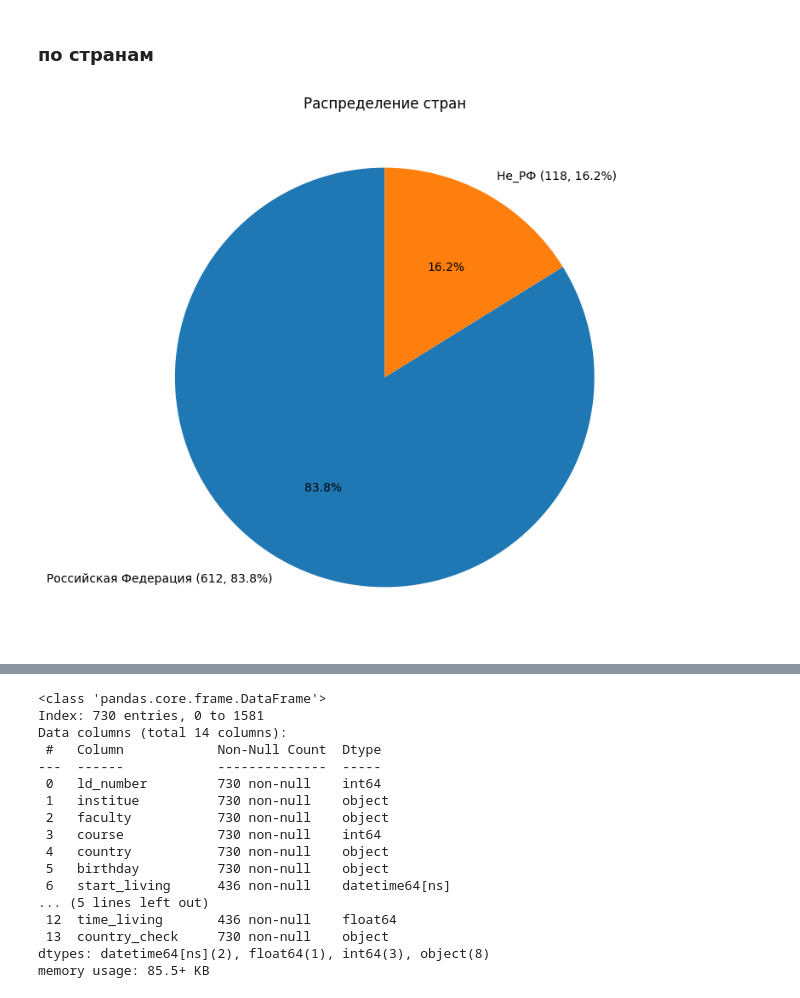
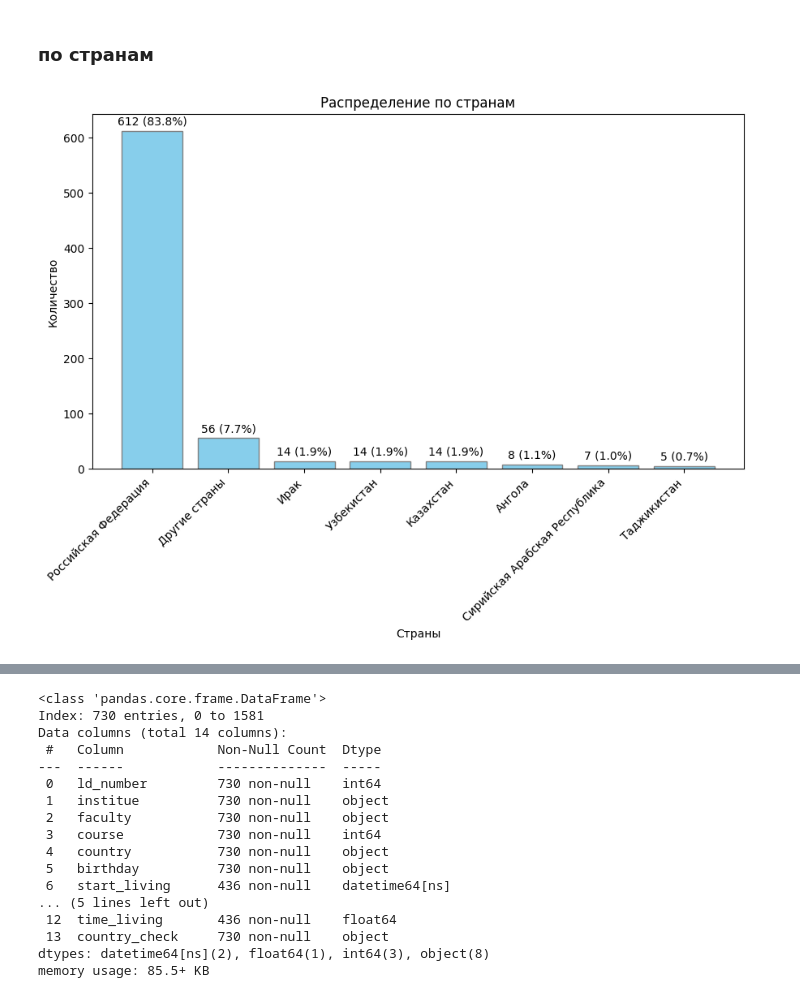
Before and after one commit to safonsaf/aspiranti, a Jupyter notebook: asp_analysis.ipynb, the cells around one changed output, grey strips where cells are left out. Saved outputs shown, nothing was run; the diff lists cells and outputs as text; code cells hidden in the pictures.

Commit message:
added countries and scud

```diff
--- a/asp_analysis.ipynb
+++ b/asp_analysis.ipynb
@@ -297,0 +309,2 @@ plt.show()
+# %%
+country_list = asp_unique['country'].value_counts().index[:7]
@@ -298,5 +317,5 @@ plt.show()
 # %%
-asp_unique['country_check'] = asp_unique['country'].apply(lambda x: x if x == 'Российская Федерация' else 'Не_РФ')
+asp_unique['country_check'] = asp_unique['country'].apply(lambda x: x if x in country_list else 'Другие страны')
 # %%
 countries = asp_unique['country_check'].value_counts()
 # %%
@@ -310,16 +335,27 @@ Name: count, dtype: int64
 countries_percentage = countries/countries.sum()*100
 # %% [markdown]
 ### по странам
-# %%
-# строим круговую диаграмму
-plt.figure(figsize=(8, 8))
-plt.pie(countries, labels=[f'{mark} ({count}, {percent:.1f}%)'
-                              for mark, count, percent in zip(countries.index, countries, countries_percentage)],
-        autopct='%1.1f%%', startangle=90)
-plt.title("Распределение стран")
-plt.show()
-# %% [output]
-[figure, removed]
+# %%
+plt.figure(figsize=(9, 7))
+
+# создаем гистограмму
+plt.bar(countries.index, countries, color='skyblue', edgecolor='gray')
+
+# добавляем метки для каждого столбца с указанием количества и процента
+for index, (count, percent) in enumerate(zip(countries, countries_percentage)):
+    plt.text(index, count + max(countries) * 0.01, f'{count} ({percent:.1f}%)',
+             ha='center', va='bottom', fontsize=10, color='black')
+
+# добавляем подписи к осям и заголовок
+plt.xlabel("Страны")
+plt.ylabel("Количество")
+plt.title("Распределение по странам")
+
+plt.xticks(rotation=45, ha='right')  # поворачиваем метки стран для удобства чтения
+plt.tight_layout()  # корректируем расположение элементов для избежания наложений
+plt.show()
+# %% [output]
+[figure, added]
 # %%
 # общежитие
 asp_unique.head(1)
```
Also changed, not shown: parts of 9 cells of this notebook, 1 other file.
